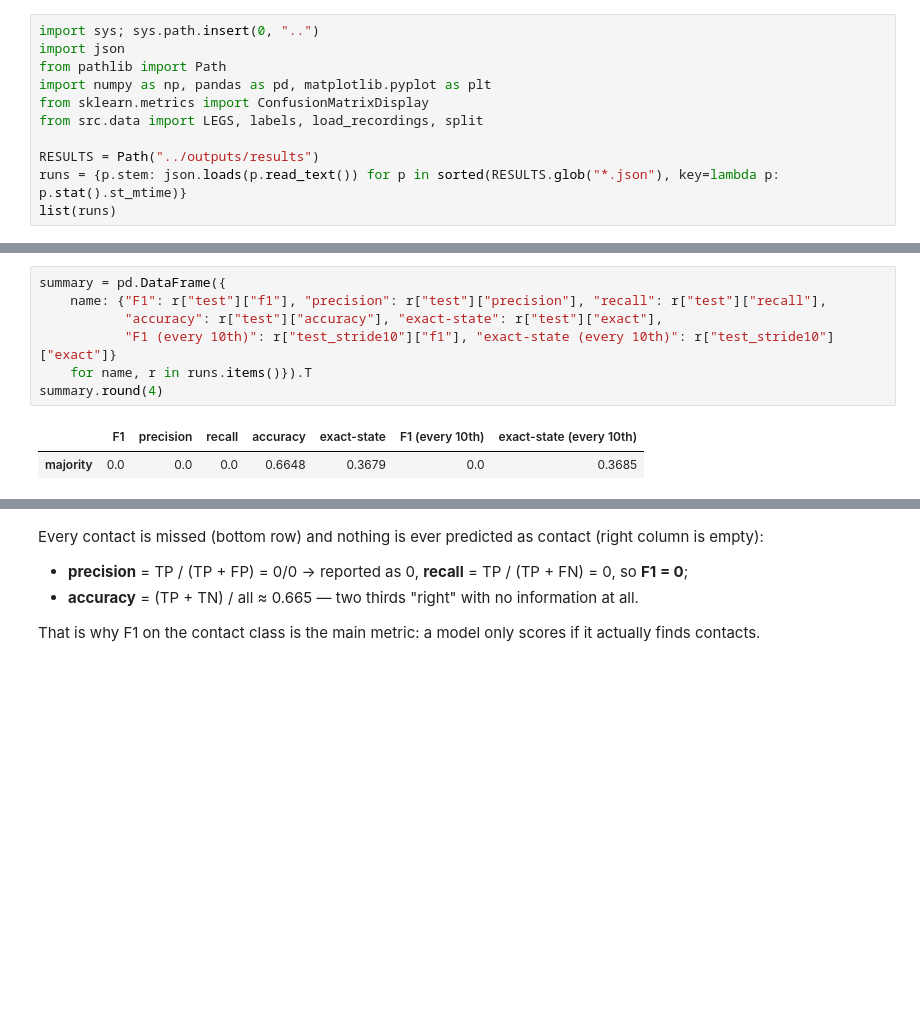
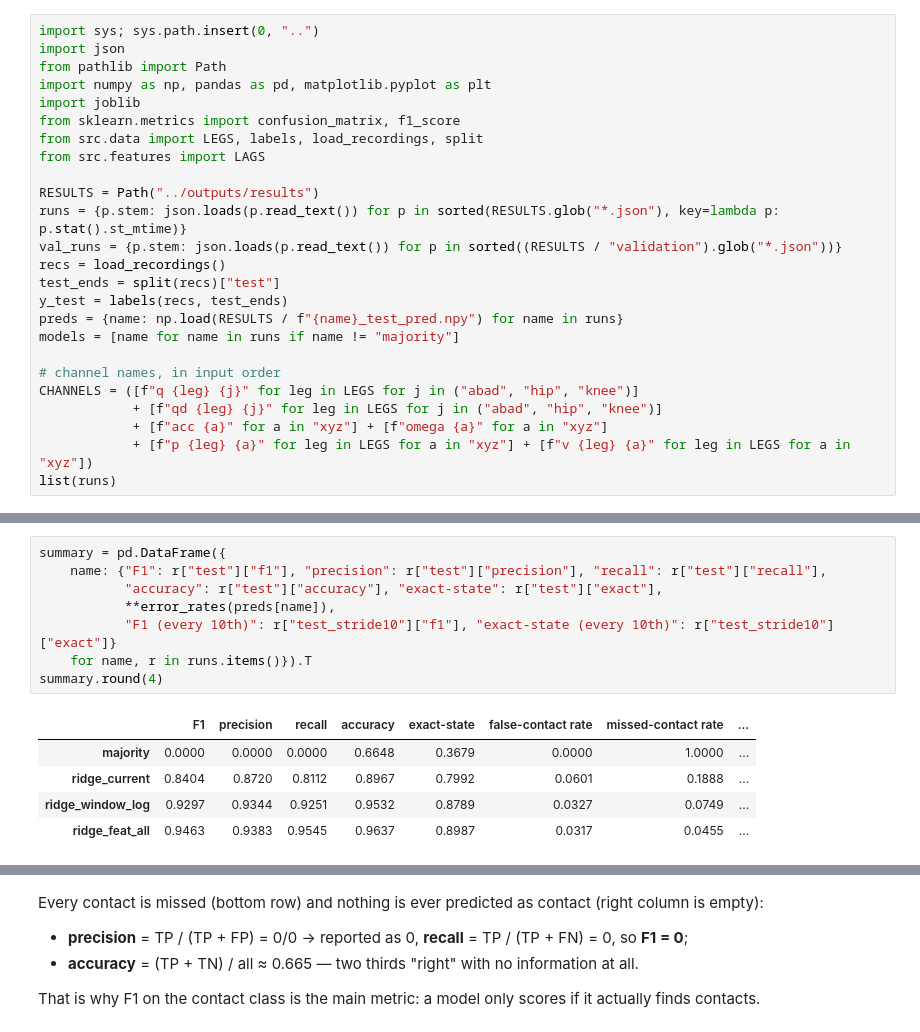
Before and after one commit to FilippoGorini/ML2_project, a Jupyter notebook: notebooks/02_results.ipynb, the cells around one changed output, grey strips where cells are left out. Cells and saved outputs as stored; diff of their text form; blank space fills up the shorter version.

```diff
--- a/notebooks/02_results.ipynb
+++ b/notebooks/02_results.ipynb
@@ -11,10 +19,24 @@ import sys; sys.path.insert(0, "..")
 import json
 from pathlib import Path
 import numpy as np, pandas as pd, matplotlib.pyplot as plt
-from sklearn.metrics import ConfusionMatrixDisplay
+import joblib
+from sklearn.metrics import confusion_matrix, f1_score
 from src.data import LEGS, labels, load_recordings, split
+from src.features import LAGS
 
 RESULTS = Path("../outputs/results")
 runs = {p.stem: json.loads(p.read_text()) for p in sorted(RESULTS.glob("*.json"), key=lambda p: p.stat().st_mtime)}
+val_runs = {p.stem: json.loads(p.read_text()) for p in sorted((RESULTS / "validation").glob("*.json"))}
+recs = load_recordings()
+test_ends = split(recs)["test"]
+y_test = labels(recs, test_ends)
+preds = {name: np.load(RESULTS / f"{name}_test_pred.npy") for name in runs}
+models = [name for name in runs if name != "majority"]
+
+# channel names, in input order
+CHANNELS = ([f"q {leg} {j}" for leg in LEGS for j in ("abad", "hip", "knee")]
+            + [f"qd {leg} {j}" for leg in LEGS for j in ("abad", "hip", "knee")]
+            + [f"acc {a}" for a in "xyz"] + [f"omega {a}" for a in "xyz"]
+            + [f"p {leg} {a}" for leg in LEGS for a in "xyz"] + [f"v {leg} {a}" for leg in LEGS for a in "xyz"])
 list(runs)
 # %% [output]
@@ -24,10 +95,14 @@ list(runs)
 # %%
 summary = pd.DataFrame({
     name: {"F1": r["test"]["f1"], "precision": r["test"]["precision"], "recall": r["test"]["recall"],
            "accuracy": r["test"]["accuracy"], "exact-state": r["test"]["exact"],
+           **error_rates(preds[name]),
            "F1 (every 10th)": r["test_stride10"]["f1"], "exact-state (every 10th)": r["test_stride10"]["exact"]}
     for name, r in runs.items()}).T
 summary.round(4)
 # %% [output]
-|  | F1 | precision | recall | accuracy | exact-state | F1 (every 10th) | exact-state (every 10th) |
-| majority | 0.0 | 0.0 | 0.0 | 0.6648 | 0.3679 | 0.0 | 0.3685 |
+|  | F1 | precision | recall | accuracy | exact-state | false-contact rate | missed-contact rate | ... |
+| majority | 0.0000 | 0.0000 | 0.0000 | 0.6648 | 0.3679 | 0.0000 | 1.0000 | ... |
+| ridge_current | 0.8404 | 0.8720 | 0.8112 | 0.8967 | 0.7992 | 0.0601 | 0.1888 | ... |
+| ridge_window_log | 0.9297 | 0.9344 | 0.9251 | 0.9532 | 0.8789 | 0.0327 | 0.0749 | ... |
+| ridge_feat_all | 0.9463 | 0.9383 | 0.9545 | 0.9637 | 0.8987 | 0.0317 | 0.0455 | ... |
```
Also changed, not shown: parts of 49 cells of this notebook, 19 other files.
